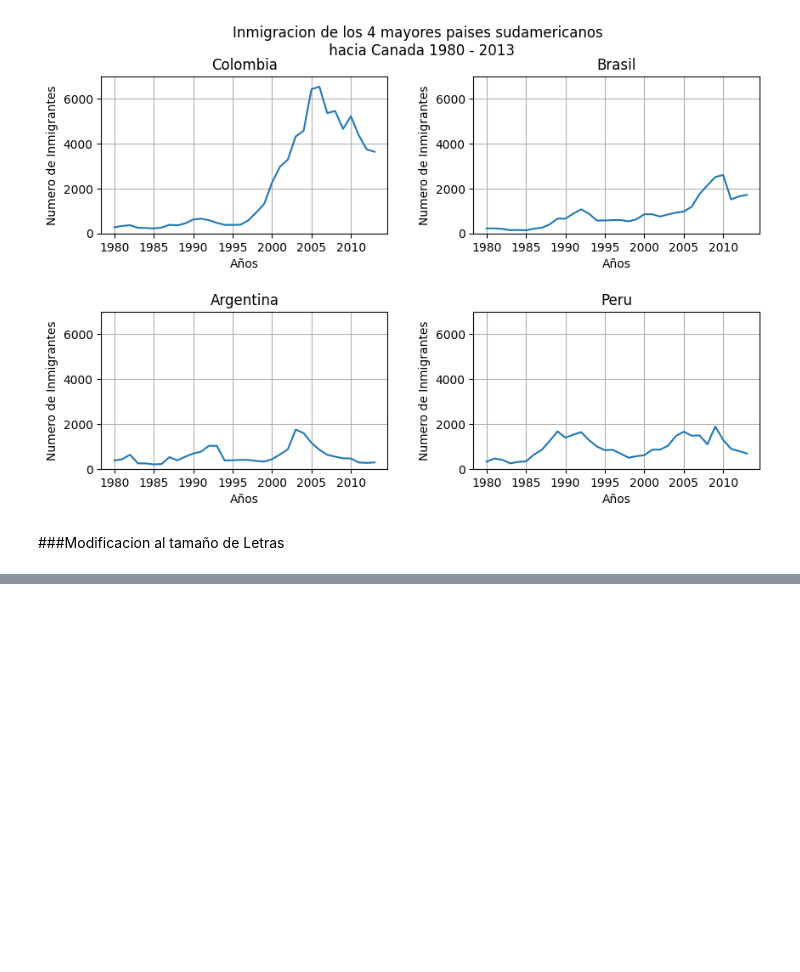
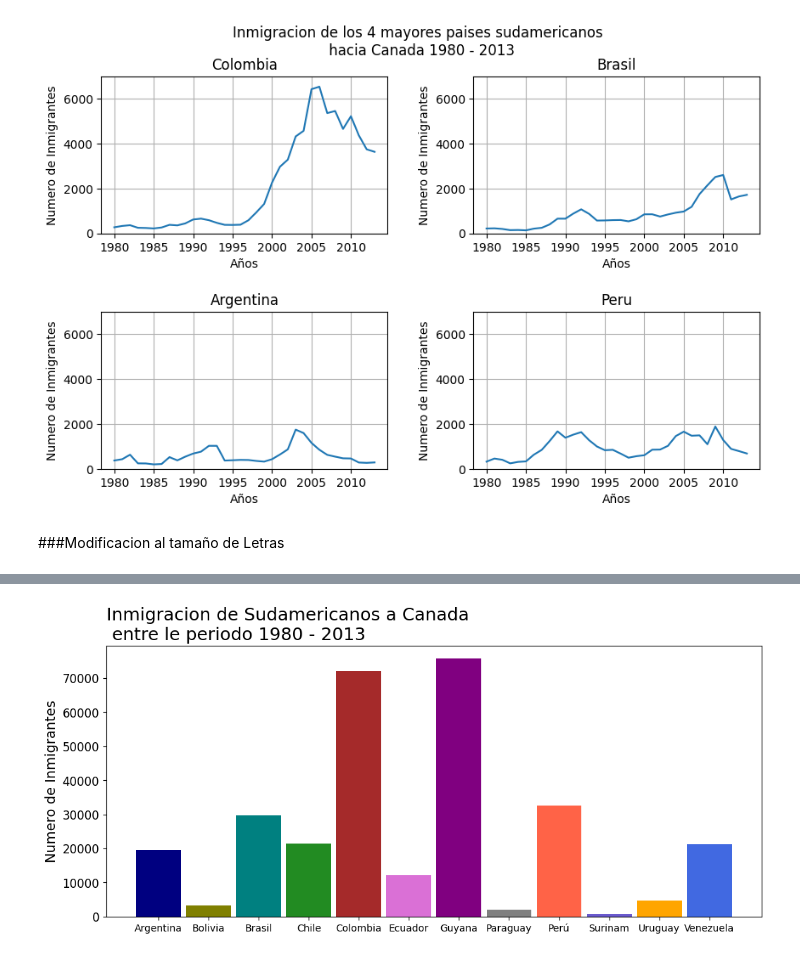
Before and after one commit to LFRANCO3030/PYTHON_VISUAL, a Jupyter notebook: PYYHON_VISUAL.ipynb, the cells around one changed output, grey strips where cells are left out. Cells and saved outputs as stored; diff of their text form; code cells hidden in the pictures; blank space fills up the shorter version.

```diff
--- a/PYYHON_VISUAL.ipynb
+++ b/PYYHON_VISUAL.ipynb
@@ -314,0 +327,3 @@ plt.show()
+# %%
+sudamerica = df.query('Region == "América del Sur"')
+sudamerica.head(10)
@@ -314,0 +344,13 @@ plt.show()
+# %%
+#Barras Verticales
+colores = {'royalblue','orange','forestgreen','orchid','purple','brown','slateblue','gray','olive','navy','teal','tomato'}
+fig,ax = plt.subplots(figsize=(12,5))
+ax.bar(sudamerica.index, sudamerica['Total'], color=colores,width=0.9)
+ax.set_title('Inmigracion de Sudamericanos a Canada \n entre le periodo 1980 - 2013',fontsize=18, loc='left')
+ax.set_xlabel(' ')
+ax.set_ylabel('Numero de Inmigrantes',fontsize=14)
+ax.yaxis.set_tick_params(labelsize=12)
+ax.xaxis.set_tick_params(labelsize=10)
+plt.show()
+# %% [output]
+[figure, added]
```
Also changed, not shown: parts of 11 cells of this notebook.
